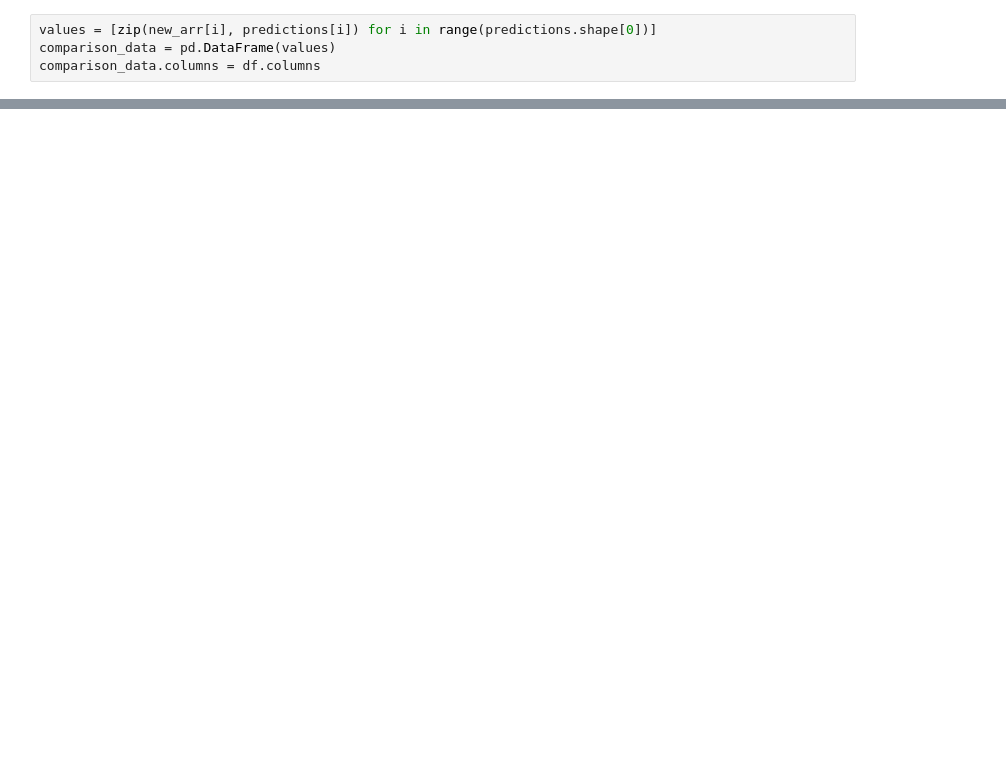
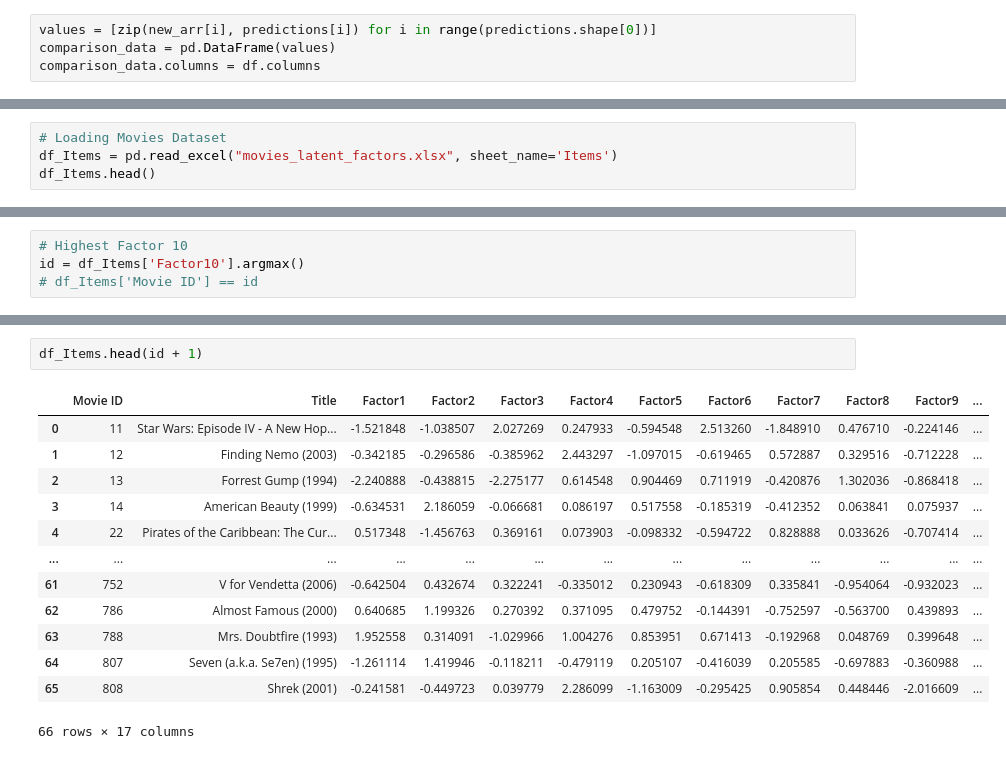
Before and after one commit to EmmanuelABonsu/CE888, a Jupyter notebook: src/lab4-recommender/my_recommender.ipynb, the cells around one changed output, grey strips where cells are left out. Saved outputs shown, nothing was run; the diff lists cells and outputs as text; blank space fills up the shorter version.

```diff
--- a/src/lab4-recommender/my_recommender.ipynb
+++ b/src/lab4-recommender/my_recommender.ipynb
@@ -208,0 +204,4 @@ comparison_data
+# %%
+# Loading Movies Dataset
+df_Items = pd.read_excel("movies_latent_factors.xlsx", sheet_name='Items')
+df_Items.head()
@@ -208,0 +215,4 @@ comparison_data
+# %%
+# Highest Factor 10
+id = df_Items['Factor10'].argmax()
+# df_Items['Movie ID'] == id
@@ -209 +232,17 @@ comparison_data
+# %%
+df_Items.head(id + 1)
+# %% [output]
+|  | Movie ID | Title | Factor1 | Factor2 | Factor3 | Factor4 | Factor5 | Factor6 | Factor7 | Factor8 | Factor9 | ... |
+| 0 | 11 | Star Wars: Episode IV - A New Hop... | -1.521848 | -1.038507 | 2.027269 | 0.247933 | -0.594548 | 2.513260 | -1.848910 | 0.476710 | -0.224146 | ... |
+| 1 | 12 | Finding Nemo (2003) | -0.342185 | -0.296586 | -0.385962 | 2.443297 | -1.097015 | -0.619465 | 0.572887 | 0.329516 | -0.712228 | ... |
+| 2 | 13 | Forrest Gump (1994) | -2.240888 | -0.438815 | -2.275177 | 0.614548 | 0.904469 | 0.711919 | -0.420876 | 1.302036 | -0.868418 | ... |
+| 3 | 14 | American Beauty (1999) | -0.634531 | 2.186059 | -0.066681 | 0.086197 | 0.517558 | -0.185319 | -0.412352 | 0.063841 | 0.075937 | ... |
+| 4 | 22 | Pirates of the Caribbean: The Cur... | 0.517348 | -1.456763 | 0.369161 | 0.073903 | -0.098332 | -0.594722 | 0.828888 | 0.033626 | -0.707414 | ... |
+| ... | ... | ... | ... | ... | ... | ... | ... | ... | ... | ... | ... | ... |
+| 61 | 752 | V for Vendetta (2006) | -0.642504 | 0.432674 | 0.322241 | -0.335012 | 0.230943 | -0.618309 | 0.335841 | -0.954064 | -0.932023 | ... |
+| 62 | 786 | Almost Famous (2000) | 0.640685 | 1.199326 | 0.270392 | 0.371095 | 0.479752 | -0.144391 | -0.752597 | -0.563700 | 0.439893 | ... |
+| 63 | 788 | Mrs. Doubtfire (1993) | 1.952558 | 0.314091 | -1.029966 | 1.004276 | 0.853951 | 0.671413 | -0.192968 | 0.048769 | 0.399648 | ... |
+| 64 | 807 | Seven (a.k.a. Se7en) (1995) | -1.261114 | 1.419946 | -0.118211 | -0.479119 | 0.205107 | -0.416039 | 0.205585 | -0.697883 | -0.360988 | ... |
+| 65 | 808 | Shrek (2001) | -0.241581 | -0.449723 | 0.039779 | 2.286099 | -1.163009 | -0.295425 | 0.905854 | 0.448446 | -2.016609 | ... |
+66 rows × 17 columns
 # %%
```
Also changed, not shown: parts of 18 cells of this notebook.
